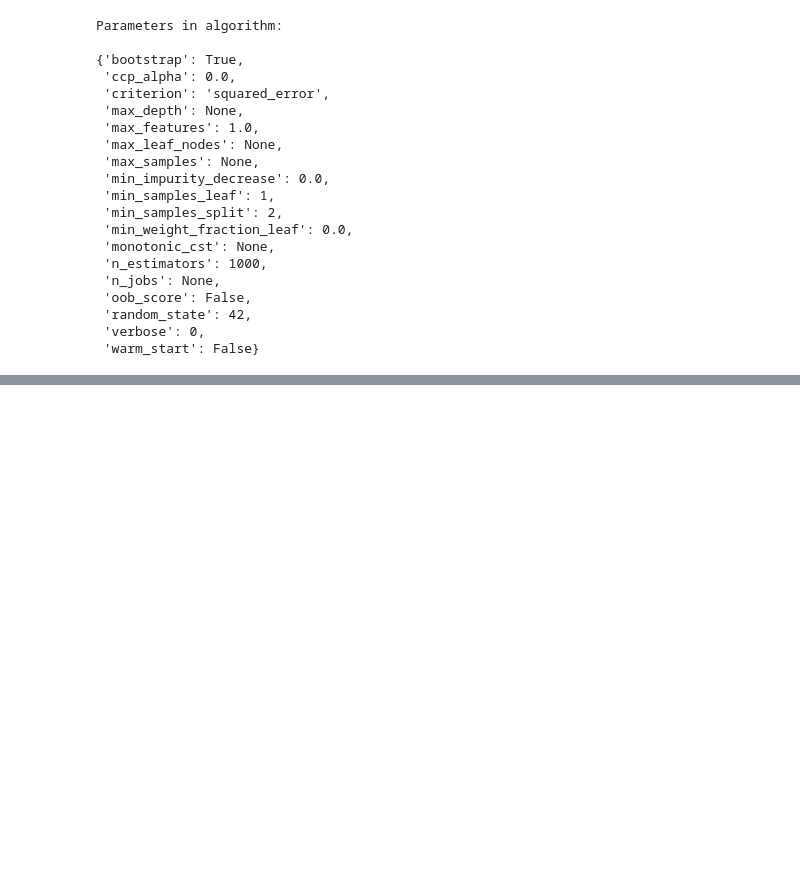
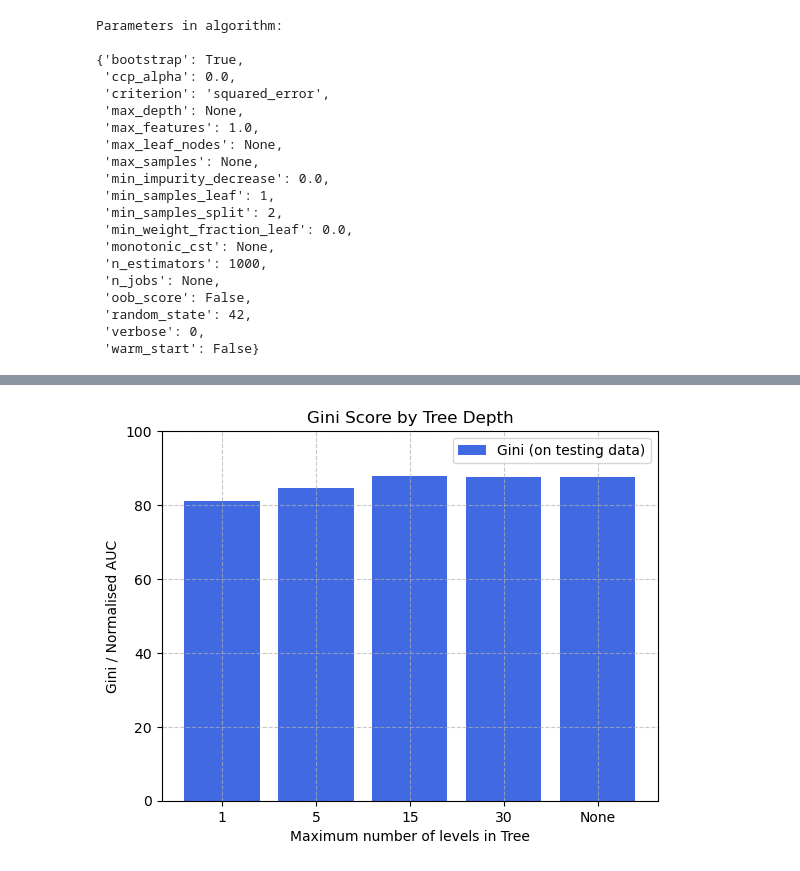
Before and after one commit to Yukitoshi12345/Bank-Marketing-Analysis, a Jupyter notebook: random_forest.ipynb, the cells around one changed output, grey strips where cells are left out. Saved outputs shown, nothing was run; the diff lists cells and outputs as text; code cells hidden in the pictures; blank space fills up the shorter version.

```diff
--- a/random_forest.ipynb
+++ b/random_forest.ipynb
@@ -132,0 +272,34 @@ Parameters in algorithm:
+# %%
+import matplotlib.pyplot as plt
+ginis = []
+max_depth = []
+
+for i in [1, 5, 15, 30, None]:
+    # Use 'sqrt' for 'auto' to avoid InvalidParameterError
+    rf = RandomForestRegressor(
+        n_estimators=2000,
+        max_features='sqrt',  # 'auto' = 'sqrt' in Regressor
+        random_state=7,
+        bootstrap=True,
+        max_depth=i
+    )
+
+    rf.fit(X_train_small, Y_train_small)
+
+    predictions = rf.predict(X_test_small)
+    gini = (2 * metrics.roc_auc_score(Y_test_small, predictions) - 1) * 100
+
+    ginis.append(gini)
+    max_depth.append(str(i) if i is not None else "None")
+
+# Plot Gini results
+plt.bar(max_depth, ginis, label='Gini (on testing data)', color='royalblue')
+plt.ylim(0, 100)
+plt.ylabel('Gini / Normalised AUC')
+plt.xlabel('Maximum number of levels in Tree')
+plt.title('Gini Score by Tree Depth')
+plt.legend()
+plt.grid(True, linestyle='--', alpha=0.7)
+plt.show()
+# %% [output]
+[figure, added]
```
Also changed, not shown: parts of 9 cells of this notebook.
